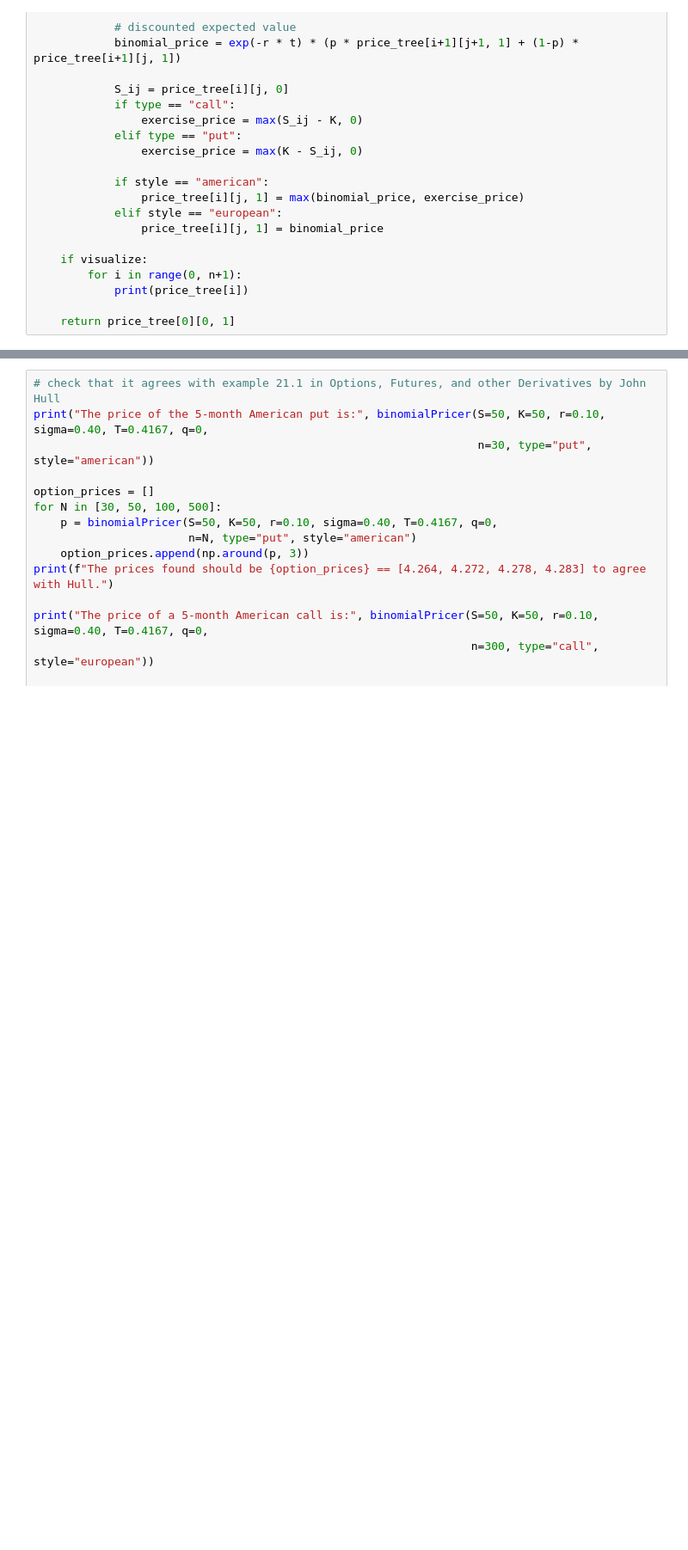
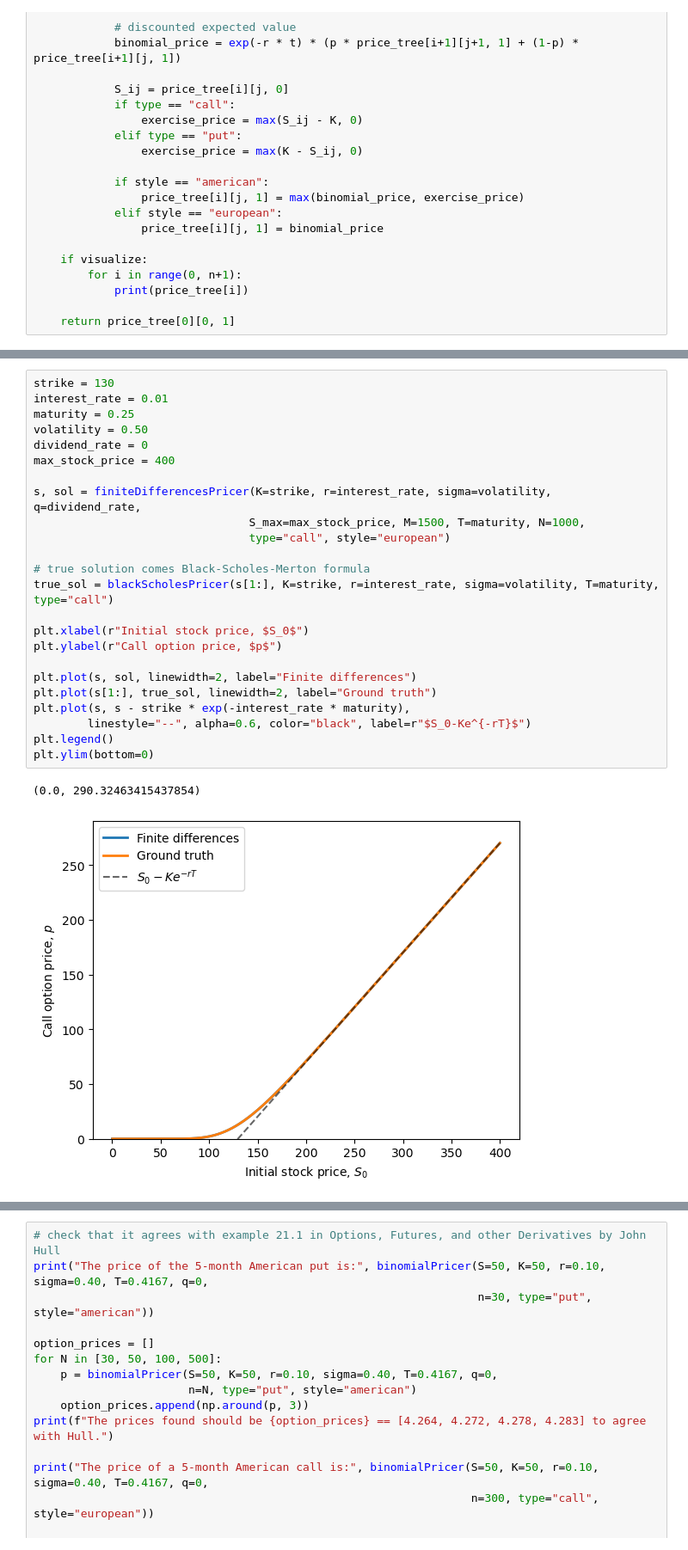
Before and after one commit to SyuW/OptionsPricing, a Jupyter notebook: pricing.ipynb, the cells around one changed output, grey strips where cells are left out. Shown: that part at 86% size. Cells and saved outputs as stored; diff of their text form; blank space fills up the shorter version.

```diff
--- a/pricing.ipynb
+++ b/pricing.ipynb
@@ -185,0 +267,27 @@ def finiteDifferencesPricer(K, r, sigma, q, S_max, M, T, N, type="call", style="
+# %%
+strike = 130
+interest_rate = 0.01
+maturity = 0.25
+volatility = 0.50
+dividend_rate = 0
+max_stock_price = 400
+
+s, sol = finiteDifferencesPricer(K=strike, r=interest_rate, sigma=volatility, q=dividend_rate,
+                                S_max=max_stock_price, M=1500, T=maturity, N=1000,
+                                type="call", style="european")
+
+# true solution comes Black-Scholes-Merton formula
+true_sol = blackScholesPricer(s[1:], K=strike, r=interest_rate, sigma=volatility, T=maturity, type="call")
+
+plt.xlabel(r"Initial stock price, $S_0$")
+plt.ylabel(r"Call option price, $p$")
+
+plt.plot(s, sol, linewidth=2, label="Finite differences")
+plt.plot(s[1:], true_sol, linewidth=2, label="Ground truth")
+plt.plot(s, s - strike * exp(-interest_rate * maturity),
+        linestyle="--", alpha=0.6, color="black", label=r"$S_0-Ke^{-rT}$")
+plt.legend()
+plt.ylim(bottom=0)
+# %% [output]
+(0.0, 290.32463415437854)
+[figure, added]
```
Also changed, not shown: parts of 7 cells of this notebook, 3 other files.
